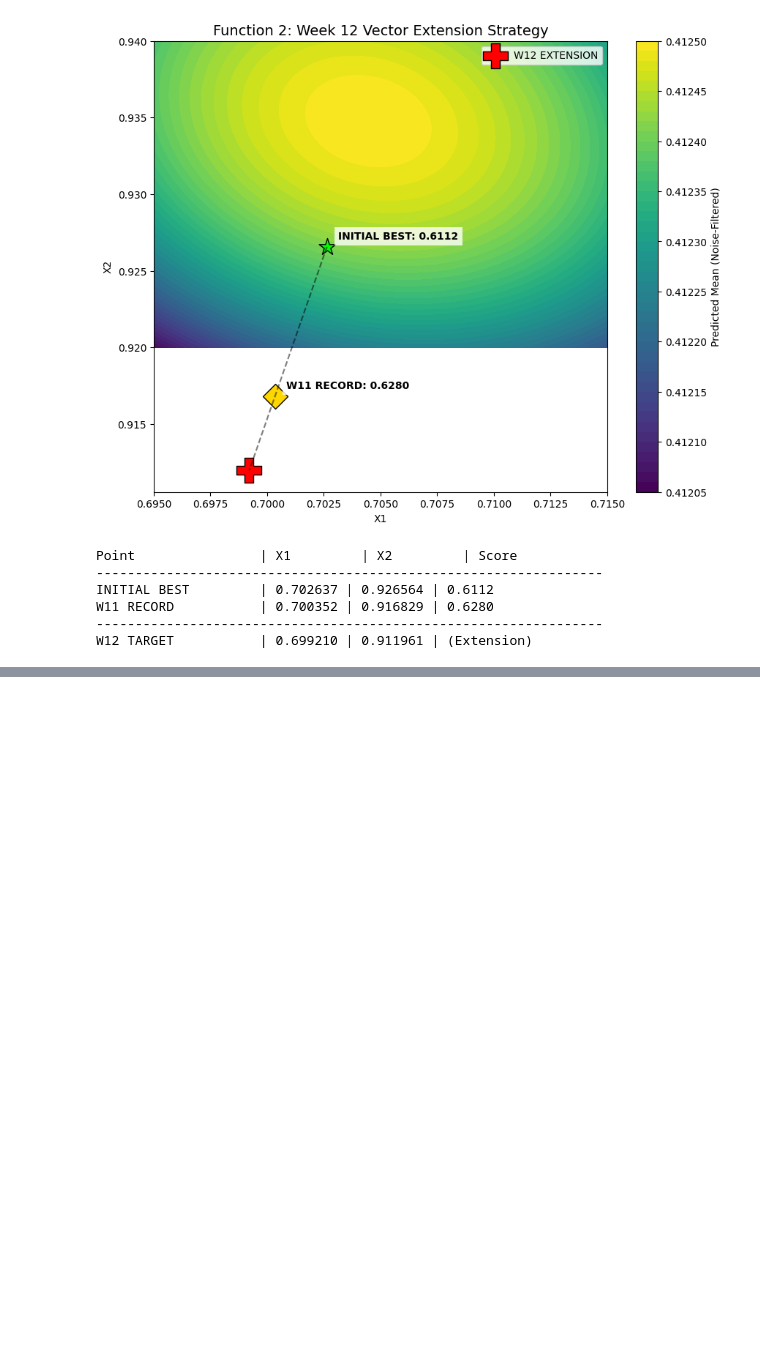
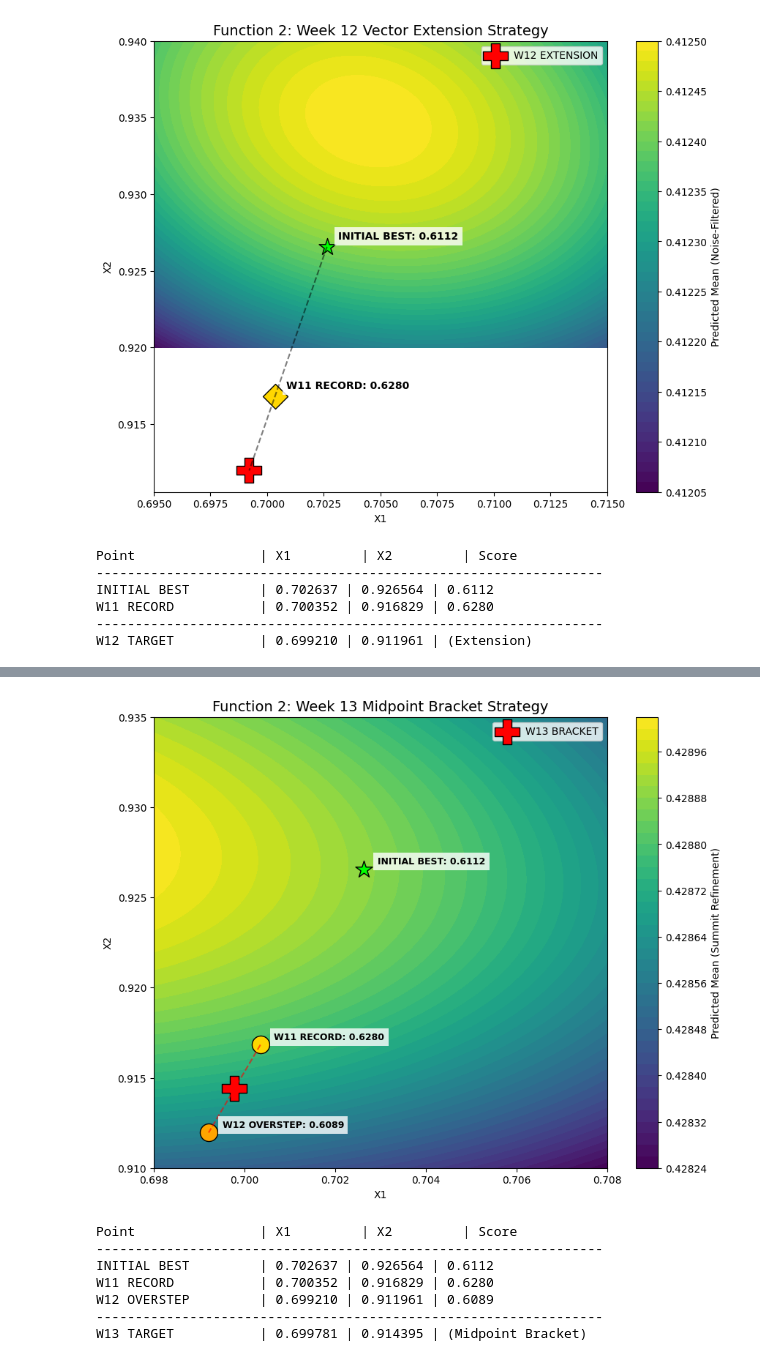
Before and after one commit to hegdevinu/Imperial-Capstone, a Jupyter notebook: notebooks/02_Function_2.ipynb, the cells around one changed output, grey strips where cells are left out. Cells and saved outputs as stored; diff of their text form; code cells hidden in the pictures; blank space fills up the shorter version.

Commit message:
Final: Integrated Week 13 Golden Query and completed terrain topography mapping

```diff
--- a/notebooks/02_Function_2.ipynb
+++ b/notebooks/02_Function_2.ipynb
@@ -1389,0 +1408,76 @@ W12 TARGET           | 0.699210 | 0.911961 | (Extension)
+# %%
+import numpy as np
+import os
+import matplotlib.pyplot as plt
+from sklearn.gaussian_process import GaussianProcessRegressor
+from sklearn.gaussian_process.kernels import Matern, ConstantKernel as C
+
+# 1. Setup Path and Load Updated Data (Function 2)
+data_path = '../capstone_data/initial_data/function_2/'
+X = np.load(os.path.join(data_path, 'initial_inputs.npy'))
+y = np.load(os.path.join(data_path, 'initial_outputs.npy'))
+
+# 2. Midpoint Calculation (Bracketing the Summit)
+# W11 (Index 20) = 0.6279 | W12 (Index 21) = 0.6089
+w11_point = X[20]
+w12_point = X[21]
+
+# The target is the exact geometric center between the two
+w13_target = (w11_point + w12_point) / 2
+
+# 3. GP Model for Surface Visualization (Noise-Aware)
+# High alpha (0.08) to smooth out the sharp sensitivity
+kernel = C(1.0) * Matern(length_scale=0.02, nu=1.5)
+gp = GaussianProcessRegressor(kernel=kernel, alpha=0.08).fit(X, y)
+
+# 4. Visualization: Precision Bracket Zoom
+res = 200
+x1_min, x1_max = 0.698, 0.708
+x2_min, x2_max = 0.910, 0.935
+X1, X2 = np.meshgrid(np.linspace(x1_min, x1_max, res), np.linspace(x2_min, x2_max, res))
+grid = np.c_[X1.ravel(), X2.ravel()]
+
+mu = gp.predict(grid).reshape(res, res)
+
+fig, ax = plt.subplots(figsize=(10, 8))
+cp = ax.contourf(X1, X2, mu, levels=50, cmap='viridis')
+plt.colorbar(cp, label='Predicted Mean (Summit Refinement)')
+
+# Plot Key Landmarks
+key_indices = [9, 20, 21]
+labels = ["INITIAL BEST", "W11 RECORD", "W12 OVERSTEP"]
+colors = ['lime', 'gold', 'orange']
+
+for i, idx in enumerate(key_indices):
+    ax.scatter(X[idx,0], X[idx,1], c=colors[i], edgecolors='black', s=300, marker='*' if idx==9 else 'o')
+    ax.text(X[idx,0]+0.0003, X[idx,1]+0.0003, f"{labels[i]}: {y[idx]:.4f}",
+            fontsize=9, fontweight='bold', bbox=dict(facecolor='white', alpha=0.8, edgecolor='none'))
+
+# Mark Week 13 Bracket Target
+ax.scatter(w13_target[0], w13_target[1], c='red', marker='P', s=600, edgecolors='black', label='W13 BRACKET')
+
+# Draw the bracket line
+ax.plot([w11_point[0], w12_point[0]], [w11_point[1], w12_point[1]], 'r--', alpha=0.6)
+
+ax.set_title("Function 2: Week 13 Midpoint Bracket Strategy", fontsize=14)
+ax.set_xlabel("X1"), ax.set_ylabel("X2")
+ax.legend()
+plt.show()
+
+# 5. Data Summary
+print(f"{'Point':<20} | {'X1':<10} | {'X2':<10} | {'Score'}")
+print("-" * 65)
+print(f"{'INITIAL BEST':<20} | {X[9,0]:.6f} | {X[9,1]:.6f} | {y[9]:.4f}")
+print(f"{'W11 RECORD':<20} | {w11_point[0]:.6f} | {w11_point[1]:.6f} | {y[20]:.4f}")
+print(f"{'W12 OVERSTEP':<20} | {w12_point[0]:.6f} | {w12_point[1]:.6f} | {y[21]:.4f}")
+print("-" * 65)
+print(f"{'W13 TARGET':<20} | {w13_target[0]:.6f} | {w13_target[1]:.6f} | (Midpoint Bracket)")
+# %% [output]
+[figure, added]
+Point                | X1         | X2         | Score
+-----------------------------------------------------------------
+INITIAL BEST         | 0.702637 | 0.926564 | 0.6112
+W11 RECORD           | 0.700352 | 0.916829 | 0.6280
+W12 OVERSTEP         | 0.699210 | 0.911961 | 0.6089
+-----------------------------------------------------------------
+W13 TARGET           | 0.699781 | 0.914395 | (Midpoint Bracket)
```
Also changed, not shown: parts of 3 cells of this notebook, 34 other files.
